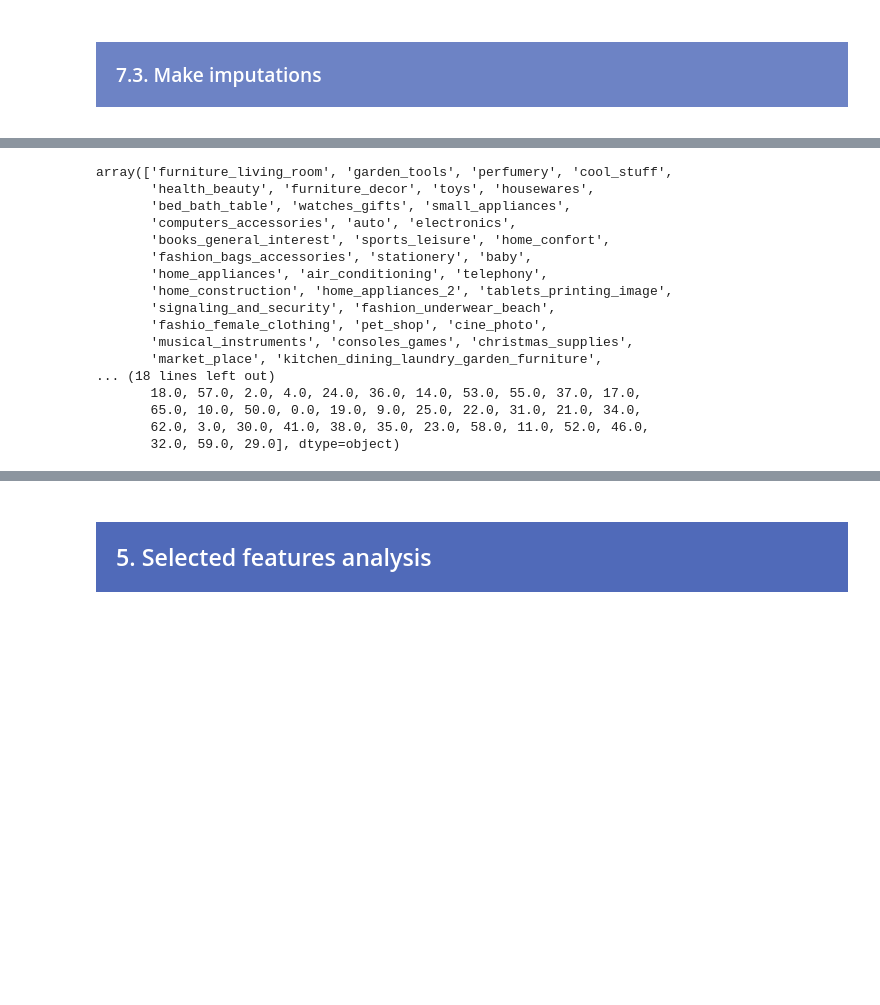
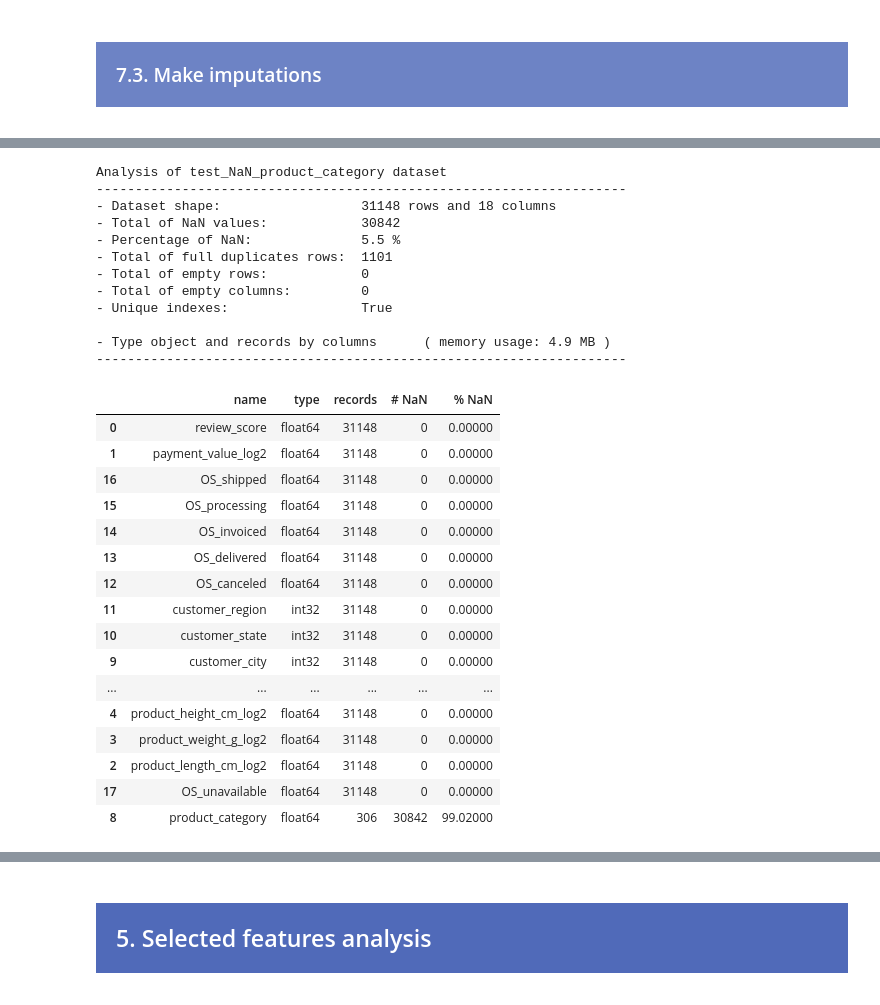
Before and after one commit to samirhinojosa/OC-P5-segment-customers-of-website, a Jupyter notebook: analysis_notebook.ipynb, the cells around one changed output, grey strips where cells are left out. Saved outputs shown, nothing was run; the diff lists cells and outputs as text; code cells hidden in the pictures; blank space fills up the shorter version.

```diff
--- a/analysis_notebook.ipynb
+++ b/analysis_notebook.ipynb
@@ -2305,20 +2218,32 @@ Analysis of df_subset dataset
-# %%
-test_payment_value["product_category"].unique()
-# %% [output]
-array(['furniture_living_room', 'garden_tools', 'perfumery', 'cool_stuff',
-       'health_beauty', 'furniture_decor', 'toys', 'housewares',
-       'bed_bath_table', 'watches_gifts', 'small_appliances',
-       'computers_accessories', 'auto', 'electronics',
-       'books_general_interest', 'sports_leisure', 'home_confort',
-       'fashion_bags_accessories', 'stationery', 'baby',
-       'home_appliances', 'air_conditioning', 'telephony',
-       'home_construction', 'home_appliances_2', 'tablets_printing_image',
-       'signaling_and_security', 'fashion_underwear_beach',
-       'fashio_female_clothing', 'pet_shop', 'cine_photo',
-       'musical_instruments', 'consoles_games', 'christmas_supplies',
-       'market_place', 'kitchen_dining_laundry_garden_furniture',
-... (18 lines left out)
-       18.0, 57.0, 2.0, 4.0, 24.0, 36.0, 14.0, 53.0, 55.0, 37.0, 17.0,
-       65.0, 10.0, 50.0, 0.0, 19.0, 9.0, 25.0, 22.0, 31.0, 21.0, 34.0,
-       62.0, 3.0, 30.0, 41.0, 38.0, 35.0, 23.0, 58.0, 11.0, 52.0, 46.0,
-       32.0, 59.0, 29.0], dtype=object)
+# %%
+df_analysis(test_NaN_product_category, "test_NaN_product_category")
+# %% [output]
+Analysis of test_NaN_product_category dataset
+--------------------------------------------------------------------
+- Dataset shape:                  31148 rows and 18 columns
+- Total of NaN values:            30842
+- Percentage of NaN:              5.5 %
+- Total of full duplicates rows:  1101
+- Total of empty rows:            0
+- Total of empty columns:         0
+- Unique indexes:                 True
+
+- Type object and records by columns      ( memory usage: 4.9 MB )
+--------------------------------------------------------------------
+|  | name | type | records | # NaN | % NaN |
+| 0 | review_score | float64 | 31148 | 0 | 0.00000 |
+| 1 | payment_value_log2 | float64 | 31148 | 0 | 0.00000 |
+| 16 | OS_shipped | float64 | 31148 | 0 | 0.00000 |
+| 15 | OS_processing | float64 | 31148 | 0 | 0.00000 |
+| 14 | OS_invoiced | float64 | 31148 | 0 | 0.00000 |
+| 13 | OS_delivered | float64 | 31148 | 0 | 0.00000 |
+| 12 | OS_canceled | float64 | 31148 | 0 | 0.00000 |
+| 11 | customer_region | int32 | 31148 | 0 | 0.00000 |
+| 10 | customer_state | int32 | 31148 | 0 | 0.00000 |
+| 9 | customer_city | int32 | 31148 | 0 | 0.00000 |
+| ... | ... | ... | ... | ... | ... |
+| 4 | product_height_cm_log2 | float64 | 31148 | 0 | 0.00000 |
+| 3 | product_weight_g_log2 | float64 | 31148 | 0 | 0.00000 |
+| 2 | product_length_cm_log2 | float64 | 31148 | 0 | 0.00000 |
+| 17 | OS_unavailable | float64 | 31148 | 0 | 0.00000 |
+| 8 | product_category | float64 | 306 | 30842 | 99.02000 |
```
Also changed, not shown: parts of 23 cells of this notebook, 1 other file.
